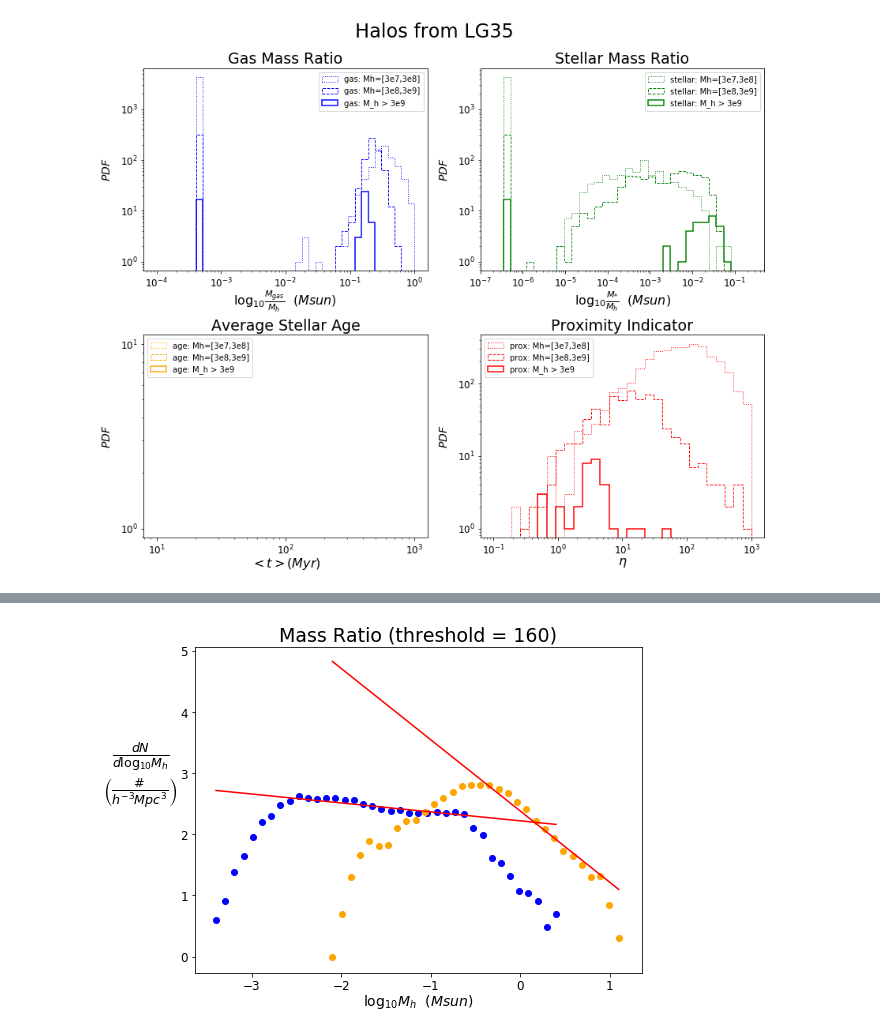
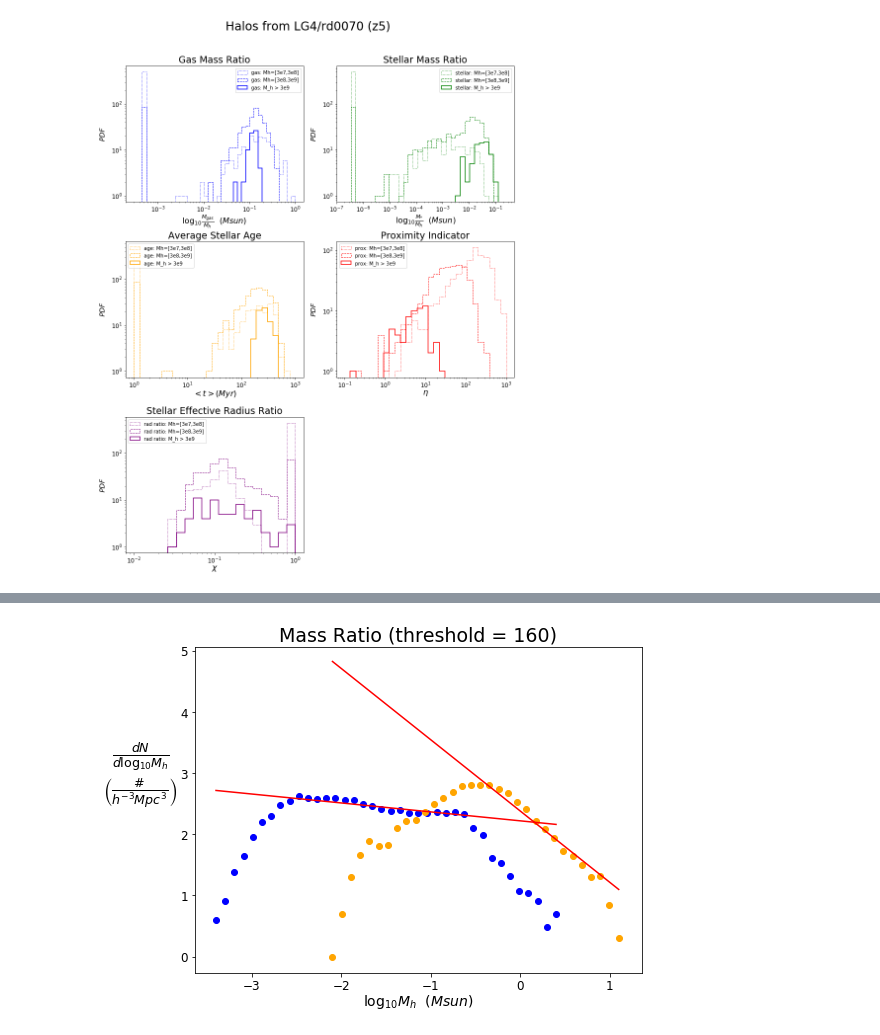
Before and after one commit to ygovil1/data-mining-galaxies, a Jupyter notebook: HaloCatalog/ratio_plotter.ipynb, the cells around one changed output, grey strips where cells are left out. Cells and saved outputs as stored; diff of their text form; code cells hidden in the pictures.

```diff
--- a/HaloCatalog/ratio_plotter.ipynb
+++ b/HaloCatalog/ratio_plotter.ipynb
@@ -142,7 +142,7 @@ with open('./LG4_2048_40pc/rd0070/ratio_list0070_2.txt', 'rb') as ratiofile2:
     ratiolist2 = pickle.load(ratiofile2)
 
 # load master calc list for LG35
-with open('./master_calc0030', 'rb') as infile:
+with open('./LG4_2048_40pc/rd0070/calc_list0070_2000', 'rb') as infile:
     halo_list = pickle.load(infile)
 # %%
 halo_list
@@ -170,16 +170,19 @@ mindex = 0
 
 toSkip = (697, 825, 902, 914, 1111, 1211, 556)
 
-count_zero = 0
+count_agezero = 0
+count_stelzero = 0
 for halo in halo_list:
     mass = halo[5]
     rad = halo[7]
+    stellar_mass = halo[11]
     ave_age = halo[12]
 
     if ave_age ==0:
-        count_zero +=1
+        count_agezero +=1
+    if stellar_mass == 0:
+        count_stelzero +=1
 
 
-
-mindex, min_mass, count_zero, len(halo_list)
+count_agezero, count_stelzero, len(halo_list)
 # %% [output]
@@ -358,23 +394,26 @@ print(len(ave_agelist1), len(ave_agelist2), len(ave_agelist3))
 # %%
 start = 1e-7
-gasbins = np.geomspace(start=1e-4, stop=1, num=40)
+gasbins = np.geomspace(start=3e-4, stop=1, num=40)
 stelbins = np.geomspace(start=start, stop=1, num=40)
-agebins = np.geomspace(start=1e1, stop=1e3, num=20)
+agebins = np.geomspace(start=1e0, stop=1e3, num=30)
 proxbins = np.geomspace(start=1e-1, stop=1e3, num=30)
+radbins = np.geomspace(start=1e-2, stop=1, num=20)
 # %%
 # create subplots
-fig1 = plt.figure(figsize = (12,10))
-ax1 = plt.subplot(2,2,1)
-ax2 = plt.subplot(2,2,2)
-ax3 = plt.subplot(2,2,3)
-ax4 = plt.subplot(2,2,4)
+fig1 = plt.figure(figsize = (12,16))
+ax1 = plt.subplot(3,2,1)
+ax2 = plt.subplot(3,2,2)
+ax3 = plt.subplot(3,2,3)
+ax4 = plt.subplot(3,2,4)
+ax5 = plt.subplot(3,2,5)
 
 # plot titles
-figtitle = "Halos from LG35"
+figtitle = "Halos from LG4/rd0070 (z5)"
 gastitle = "Gas Mass Ratio"
 stellartitle = "Stellar Mass Ratio"
 agetitle = "Average Stellar Age"
 proxtitle = "Proximity Indicator"
+radtitle = "Stellar Effective Radius Ratio"
 
 # plot various lists
 ratiolists = [ratiolist1, ratiolist2]
@@ -390,6 +429,9 @@ ax3.hist(ave_agelist3, agebins, ec = 'orange', lw = 1.5, label = 'age: M_h > 3e9
 ax4.hist(proxlist1, proxbins, ec = 'red', lw = 1, label = 'prox: Mh=[3e7,3e8]', linestyle = ":", histtype='step', fill = False)
 ax4.hist(proxlist2, proxbins, ec = 'red', lw = 1, label = 'prox: Mh=[3e8,3e9]', linestyle = "--",histtype='step', fill = False)
 ax4.hist(proxlist3, proxbins, ec = 'red', lw = 1.5, label = 'prox: M_h > 3e9', linestyle = "-", histtype='step', fill = False)
+ax5.hist(rad_ratiolist1, radbins, ec = 'purple', lw = 1, label = 'rad ratio: Mh=[3e7,3e8]', linestyle = ":", histtype='step', fill = False)
+ax5.hist(rad_ratiolist2, radbins, ec = 'purple', lw = 1, label = 'rad ratio: Mh=[3e8,3e9]', linestyle = "--",histtype='step', fill = False)
+ax5.hist(rad_ratiolist3, radbins, ec = 'purple', lw = 1.5, label = 'rad ratio: M_h > 3e9', linestyle = "-", histtype='step', fill = False)
 
 # set title
 plt.suptitle(figtitle, fontsize = 24)
@@ -397,6 +439,7 @@ ax1.set_title(gastitle, size = 19)
 ax2.set_title(stellartitle, size = 19)
 ax3.set_title(agetitle, size = 19)
 ax4.set_title(proxtitle, size = 19)
+ax5.set_title(radtitle, size = 19)
 #ax1.axis([1e-4, 10**1.5, 0, 700])
 
 # create axis labels
@@ -404,15 +447,18 @@ gaslab = r"$\log_{10}\frac{M_{gas}}{M_h}$  $(Msun)$"
 stellab = r"$\log_{10}\frac{M_{*}}{M_h}$  $(Msun)$"
 agelab = r"$<t> (Myr)$"
 proxlab = r"$\eta$"
+radlab = r"$\chi$"
 ylab = "$PDF$"
 ax1.set_xlabel(gaslab, size = 16, labelpad= 0)
 ax2.set_xlabel(stellab, size = 16, labelpad= 0)
 ax3.set_xlabel(agelab, size = 16, labelpad= 0)
 ax4.set_xlabel(proxlab, size = 16, labelpad= 0)
+ax5.set_xlabel(radlab, size = 16, labelpad= 0)
 ax1.set_ylabel(ylab, rotation = 90, size = 14, labelpad= 10)
 ax2.set_ylabel(ylab, rotation = 90, size = 14, labelpad= 10)
 ax3.set_ylabel(ylab, rotation = 90, size = 14, labelpad= 10)
 ax4.set_ylabel(ylab, rotation = 90, size = 14, labelpad= 10)
+ax5.set_ylabel(ylab, rotation = 90, size = 14, labelpad= 10)
 
 # create axis ticks
 ax1.set_xscale('log')
@@ -428,34 +474,39 @@ ax3.set_yscale('log')
 ax3.tick_params(axis='x', which='major', labelsize=12)
 ax3.tick_params(axis='y', which='major', labelsize=12)
 ax4.set_xscale('log')
 ax4.set_yscale('log')
 ax4.tick_params(axis='x', which='major', labelsize=12)
 ax4.tick_params(axis='y', which='major', labelsize=12)
+ax5.set_xscale('log')
+ax5.set_yscale('log')
+ax5.tick_params(axis='x', which='major', labelsize=12)
+ax5.tick_params(axis='y', which='major', labelsize=12)
 
 
 # add labels for each plot
 # annotation1 = 'using .sum'
 # annotation2 = 'using particle mask'
 # ax1.text(start, 20, annotation1, size = 12)
 # ax2.text(start, 30, annotation2, size = 12)
 
 # set axis limits
 ax2.set_xlim([1e-7, 0.5])
 
 # add legend
 ax1.legend(loc = 'upper right')
 ax2.legend(loc = 'upper right')
 ax3.legend(loc = 'upper left')
 ax4.legend(loc = 'upper left')
+ax5.legend(loc = 'upper left')
 
 # adjust spacing and show
 plt.tight_layout()
 fig1.subplots_adjust(top=0.9)
 plt.show()
 
 #plt.savefig('./LG4_2048_40pc/rd0070/massratios.png', dpi = 300)
 # %% [output]
-[figure, old version]
+[figure, new version]
 # %%
 new_logratio21 = np.log([value for value in new_ratiolist21 if value > 0]) / log(10)
 new_logratio22 = np.log([value for value in new_ratiolist22 if value > 0]) / log(10)
```
Also changed, not shown: parts of 8 cells of this notebook, 1 other file.
